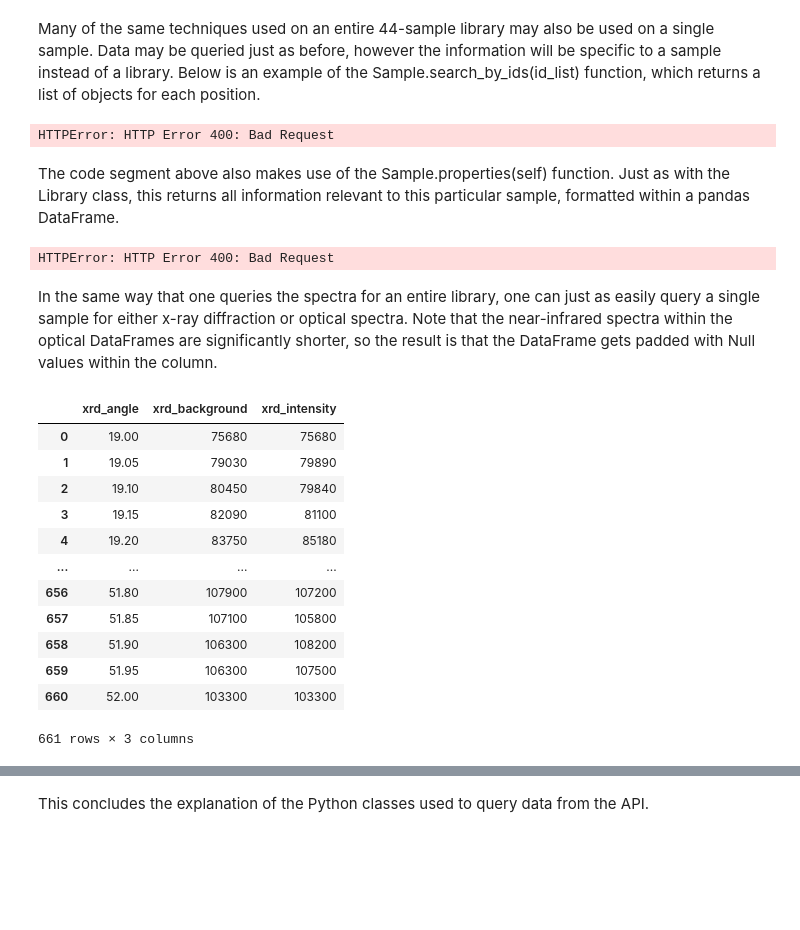
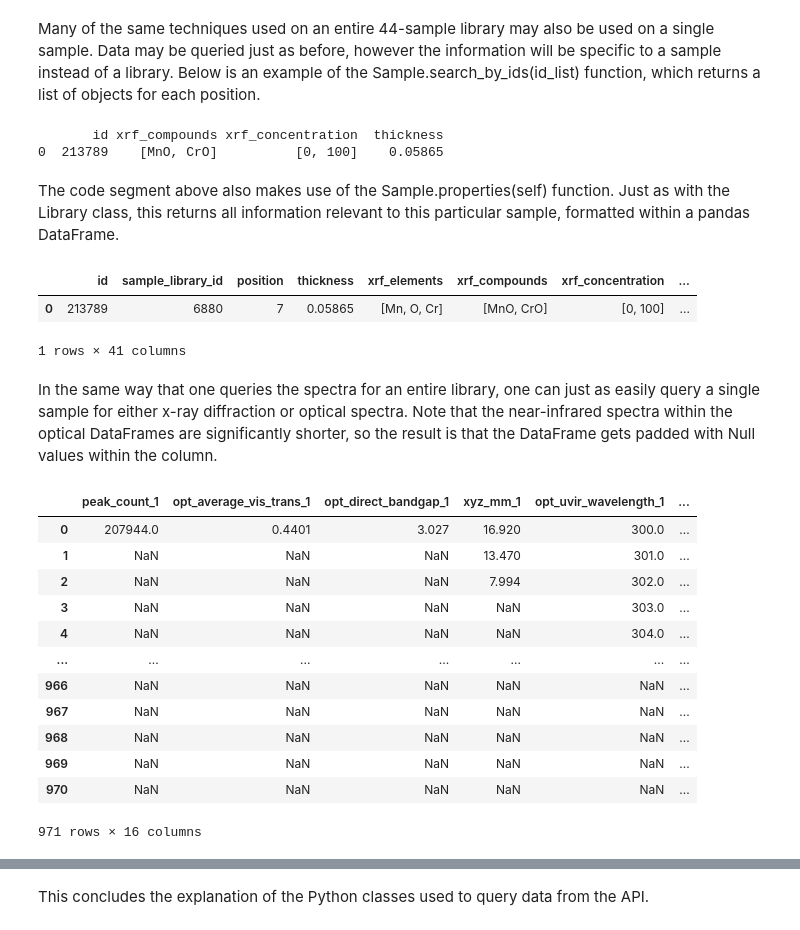
Before and after one commit to Reid-Weth/htem-api-examples, a Jupyter notebook: notebooks/1_Basic_Queries.ipynb, the cells around one changed output, grey strips where cells are left out. Saved outputs shown, nothing was run; the diff lists cells and outputs as text; code cells hidden in the pictures; blank space fills up the shorter version.

Commit message:
fixed library and sample. Added opt,ele,xrf,xrd

```diff
--- a/notebooks/1_Basic_Queries.ipynb
+++ b/notebooks/1_Basic_Queries.ipynb
@@ -228,32 +354,36 @@ HTTPError: HTTP Error 400: Bad Request
 # %% [markdown]
 Many of the same techniques used on an entire 44-sample library may also be used on a single sample. Data may be queried just as before, however the information will be specific to a sample instead of a library. Below is an example of the Sample.search_by_ids(id_list) function, which returns a list of objects for each position.
 # %%
-for lib in Sample.search_by_ids([300999,311733,213789]):
-    print(lib.properties()[['sample_id','xrf_compounds','xrf_concentration','thickness']])
+for lib in Sample.search_by_ids([213789]):  #300999,311733,
+    #print(lib.properties())
+    print(lib.properties()[['id','xrf_compounds','xrf_concentration','thickness']])
 # %% [output]
-HTTPError: HTTP Error 400: Bad Request
+       id xrf_compounds xrf_concentration  thickness
+0  213789    [MnO, CrO]          [0, 100]    0.05865
 # %% [markdown]
 The code segment above also makes use of the Sample.properties(self) function. Just as with the Library class, this returns all information relevant to this particular sample, formatted within a pandas DataFrame.
 # %%
-Sample(311733).properties()
+Sample(213789).properties()
 # %% [output]
+|  | id | sample_library_id | position | thickness | xrf_elements | xrf_compounds | xrf_concentration | ... |
+| 0 | 213789 | 6880 | 7 | 0.05865 | [Mn, O, Cr] | [MnO, CrO] | [0, 100] | ... |
-HTTPError: HTTP Error 400: Bad Request
+1 rows × 41 columns
 # %% [markdown]
 In the same way that one queries the spectra for an entire library, one can just as easily query a single sample for either x-ray diffraction or optical spectra. Note that the near-infrared spectra within the optical DataFrames are significantly shorter, so the result is that the DataFrame gets padded with Null values within the column.
 # %%
-Sample(213789).spectra('xrd')
+Sample(234892).spectra('opt')
 # %% [output]
-|  | xrd_angle | xrd_background | xrd_intensity |
-| 0 | 19.00 | 75680 | 75680 |
-| 1 | 19.05 | 79030 | 79890 |
-| 2 | 19.10 | 80450 | 79840 |
-| 3 | 19.15 | 82090 | 81100 |
-| 4 | 19.20 | 83750 | 85180 |
-| ... | ... | ... | ... |
-| 656 | 51.80 | 107900 | 107200 |
-| 657 | 51.85 | 107100 | 105800 |
-| 658 | 51.90 | 106300 | 108200 |
-| 659 | 51.95 | 106300 | 107500 |
-| 660 | 52.00 | 103300 | 103300 |
+|  | peak_count_1 | opt_average_vis_trans_1 | opt_direct_bandgap_1 | xyz_mm_1 | opt_uvir_wavelength_1 | ... |
+| 0 | 207944.0 | 0.4401 | 3.027 | 16.920 | 300.0 | ... |
+| 1 | NaN | NaN | NaN | 13.470 | 301.0 | ... |
+| 2 | NaN | NaN | NaN | 7.994 | 302.0 | ... |
+| 3 | NaN | NaN | NaN | NaN | 303.0 | ... |
+| 4 | NaN | NaN | NaN | NaN | 304.0 | ... |
+| ... | ... | ... | ... | ... | ... | ... |
+| 966 | NaN | NaN | NaN | NaN | NaN | ... |
+| 967 | NaN | NaN | NaN | NaN | NaN | ... |
+| 968 | NaN | NaN | NaN | NaN | NaN | ... |
+| 969 | NaN | NaN | NaN | NaN | NaN | ... |
+| 970 | NaN | NaN | NaN | NaN | NaN | ... |
-661 rows × 3 columns
+971 rows × 16 columns
 # %%
```
Also changed, not shown: parts of 9 cells of this notebook, 2 other files.
